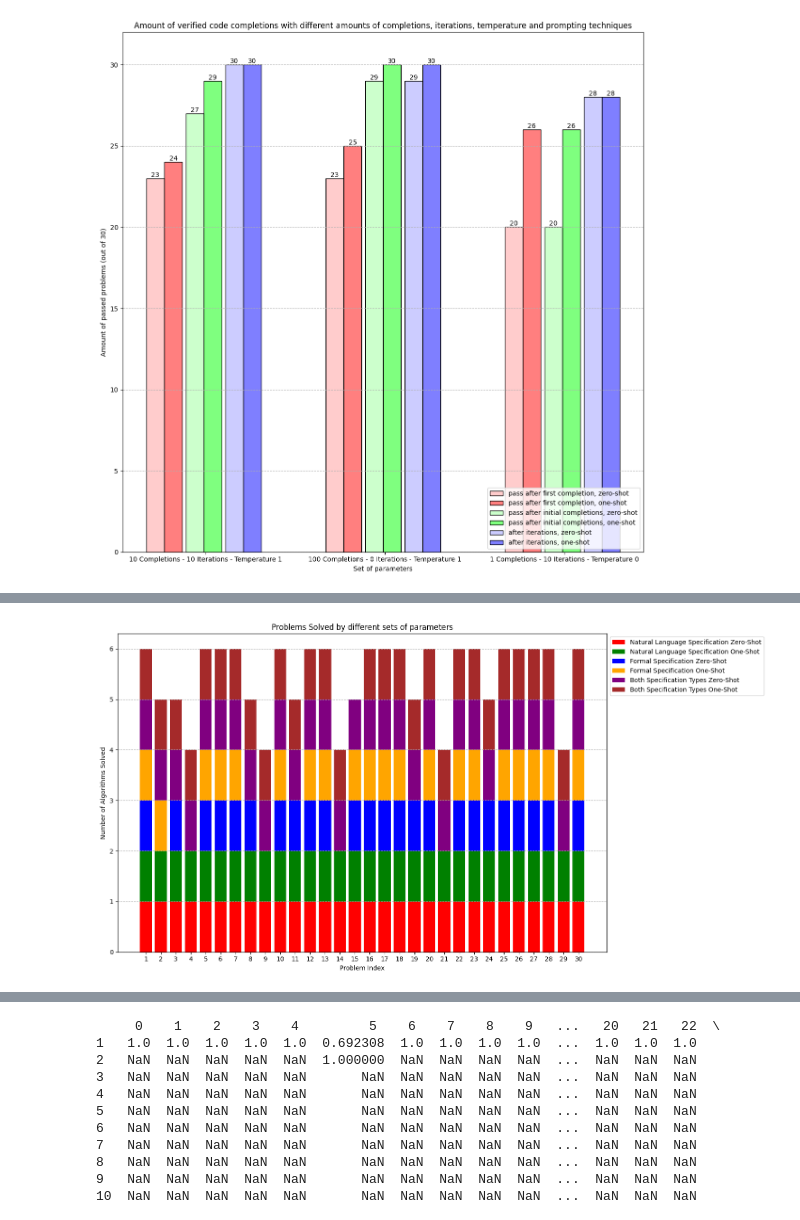
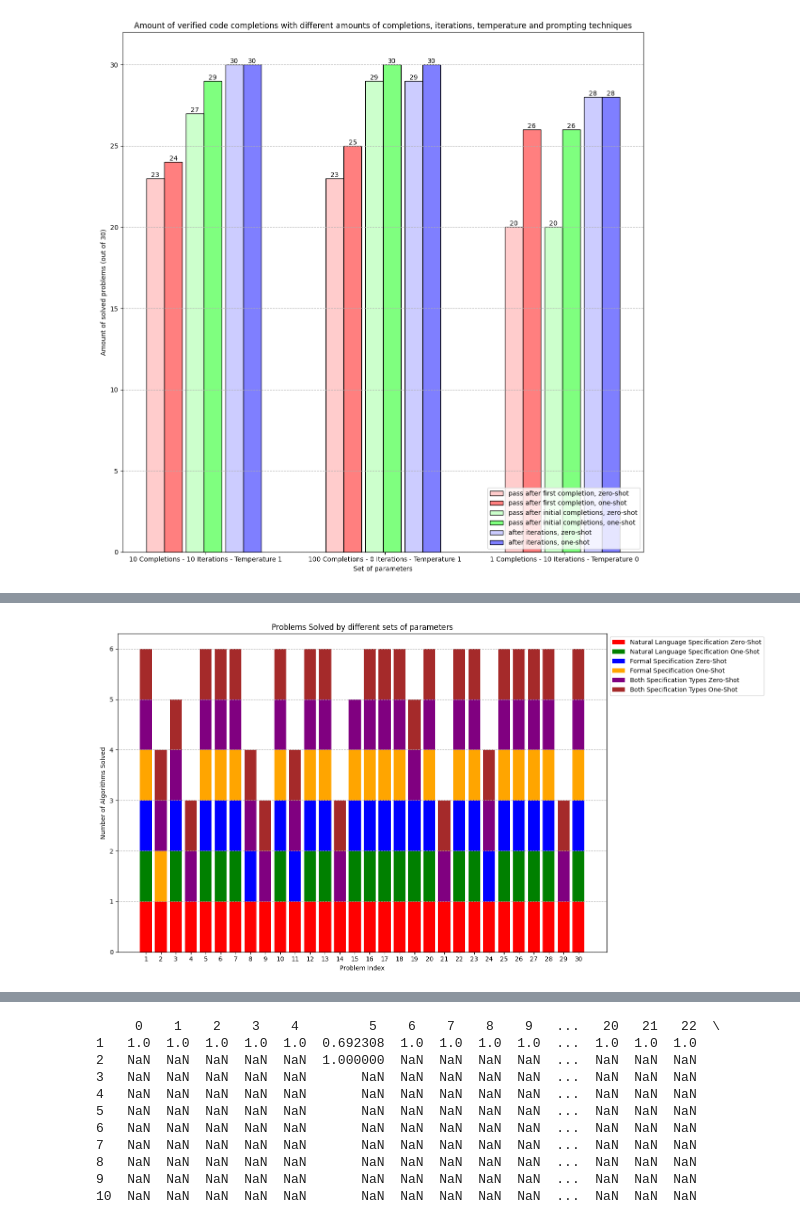
Before and after one commit to ASSERT-KTH/Vecogen, a Jupyter notebook: python_modules/graphs.ipynb, the cells around one changed output, grey strips where cells are left out. Saved outputs shown, nothing was run; the diff lists cells and outputs as text; code cells hidden in the pictures.

Commit message:
Updated graphs, resolved two minor issues

```diff
--- a/python_modules/graphs.ipynb
+++ b/python_modules/graphs.ipynb
@@ -79,9 +81,9 @@ data = {
     'pass after first completion, zero-shot': [5, 20, 23],
     'pass after first completion, one-shot': [7, 20, 24],
     'pass after initial completions, zero-shot': [17, 27, 27],
-    'pass after initial completions, one-shot': [11, 28, 29],
+    'pass after initial completions, one-shot': [16, 28, 29],
     'after iterations, zero-shot': [24, 30, 30],
-    'after iterations, one-shot': [22, 29, 30]
+    'after iterations, one-shot': [21, 29, 30]
 }
 
 index = [
@@ -148,11 +150,11 @@ import numpy as np
 # Data
 data = {
     'pass after first completion, zero-shot': [4, 3, 5],
-    'pass after first completion, one-shot': [5, 4, 4],
+    'pass after first completion, one-shot': [5, 2, 4],
     'pass after initial completions, zero-shot': [10, 8, 8],
-    'pass after initial completions, one-shot': [11, 5, 9],
+    'pass after initial completions, one-shot': [11, 8, 9],
     'after iterations, zero-shot': [13, 10, 13],
-    'after iterations, one-shot': [13, 14, 12]
+    'after iterations, one-shot': [13, 10, 12]
 }
 
 index = [
@@ -227,7 +229,7 @@ spec_types = [
 
 data = {
     "Natural Language Specification Zero-Shot": [17, 19, 22, 22, 23, 23, 23, 23, 23, 24, 24],
-    "Natural Language Specification One-Shot": [15, 17, 17, 17, 18, 18, 18, 18, 19, 20, 20],
+    "Natural Language Specification One-Shot": [16,	20,	20,	20,	20,	20,	20,	20,	20,	21,	21],
     "Formal Specification Zero-Shot": [27, 29, 29, 30, 30, 30, 30, 30, 30, 30, 30],
     "Formal Specification One-Shot": [28, 29, 29, 29, 29, 29, 29, 29, 29, 29, 29],
     "Both Specification Types Zero-Shot": [27, 28, 29, 29, 29, 30, 30, 30, 30, 30, 30],
@@ -239,7 +241,7 @@ markers = ['', '', '', '', '', '']
 colors = ['red', 'red', 'blue', 'blue', 'green', 'green']
 
 # Number of completions (assuming the range is from 1 to 11)
-completions = range(1, 12)
+completions = range(0, 11)
 
 # Plotting
 fig, ax = plt.subplots(figsize=(12, 8))
@@ -254,6 +256,7 @@ ax.set_ylabel('Amount of solved problems (out of 30)')
 ax.set_title('Number of solved problems per iteration for different specification types and prompting techniques')
 ax.legend()
 ax.grid(True)
+ax.set_ylim(0, 30)
 
 # Show the plot
 plt.tight_layout()
@@ -267,7 +325,7 @@ fig.savefig('../figures/line_plot_iteration_solution_tied.png')
 data = {
     "SHEET_NAME": range(1, 31),
     "Natural Language Specification Zero-Shot": ['Y', 'Y', 'Y', 'Y', 'Y', 'Y', 'Y', 'Y', 'Y', 'Y', 'Y', 'Y', 'Y', 'Y', 'Y', 'Y', 'Y', 'Y', 'Y', 'Y', 'Y', 'Y', 'Y', 'Y', 'Y', 'Y', 'Y', 'Y', 'Y', 'Y'],
-    "Natural Language Specification One-Shot": ['Y', 'Y', 'Y', 'Y', 'Y', 'Y', 'Y', 'Y', 'Y', 'Y', 'Y', 'Y', 'Y', 'Y', 'Y', 'Y', 'Y', 'Y', 'Y', 'Y', 'Y', 'Y', 'Y', 'Y', 'Y', 'Y', 'Y', 'Y', 'Y', 'Y'],
+    "Natural Language Specification One-Shot": ['Y', 'N', 'Y', 'N', 'Y', 'Y', 'Y', 'N', 'N', 'Y', 'N', 'Y', 'Y', 'N', 'Y', 'Y', 'Y', 'Y', 'Y', 'Y', 'N', 'Y', 'Y', 'N', 'Y', 'Y', 'Y', 'Y', 'N', 'Y'],
     "Formal Specification Zero-Shot": ['Y', 'N', 'Y', 'N', 'Y', 'Y', 'Y', 'Y', 'N', 'Y', 'Y', 'Y', 'Y', 'N', 'Y', 'Y', 'Y', 'Y', 'Y', 'Y', 'N', 'Y', 'Y', 'Y', 'Y', 'Y', 'Y', 'Y', 'N', 'Y'],
     "Formal Specification One-Shot": ['Y', 'Y', 'N', 'N', 'Y', 'Y', 'Y', 'N', 'N', 'Y', 'N', 'Y', 'Y', 'N', 'Y', 'Y', 'Y', 'Y', 'N', 'Y', 'N', 'Y', 'Y', 'N', 'Y', 'Y', 'Y', 'Y', 'N', 'Y'],
     "Both Specification Types Zero-Shot": ['Y', 'Y', 'Y', 'Y', 'Y', 'Y', 'Y', 'Y', 'Y', 'Y', 'Y', 'Y', 'Y', 'Y', 'Y', 'Y', 'Y', 'Y', 'Y', 'Y', 'Y', 'Y', 'Y', 'Y', 'Y', 'Y', 'Y', 'Y', 'Y', 'Y'],
@@ -277,34 +335,34 @@ data = {
 # Convert data to DataFrame
 df = pd.DataFrame(data)
 
 # Convert 'Y'/'N' to 1/0
 for col in df.columns[1:]:
     df[col] = df[col].apply(lambda x: 1 if x == 'Y' else 0)
 
 # Plotting
 fig, ax = plt.subplots(figsize=(15, 8))
 
 # Colors for each algorithm
 colors = ['red', 'green', 'blue', 'orange', 'purple', 'brown']
 
 # Plot each algorithm's results in a stacked manner
 bottom = np.zeros(len(df))
 for i, col in enumerate(df.columns[1:]):
     ax.bar(df['SHEET_NAME'], df[col], bottom=bottom, label=col, color=colors[i])
     bottom += df[col]
 
 # Adding labels and title
 ax.set_xlabel('Problem Index')
 ax.set_ylabel('Number of Algorithms Solved')
 ax.set_title('Problems Solved by different sets of parameters')
 ax.set_xticks(df['SHEET_NAME'])
 ax.legend(loc='upper left', bbox_to_anchor=(1, 1))
 ax.grid(axis='y', linestyle='--')
 # Display the plot
 plt.tight_layout()
 plt.show()
 # %% [output]
-[figure, old version]
+[figure, new version]
 # %%
 # Data
 
```
Also changed, not shown: parts of 13 cells of this notebook, 9 other files.
